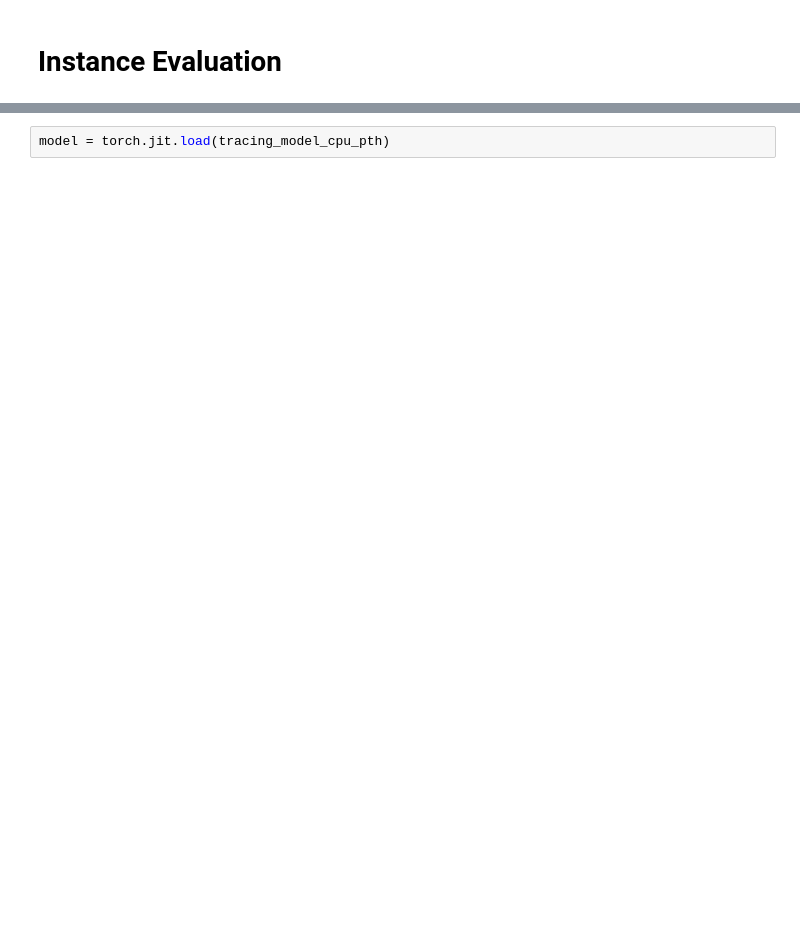
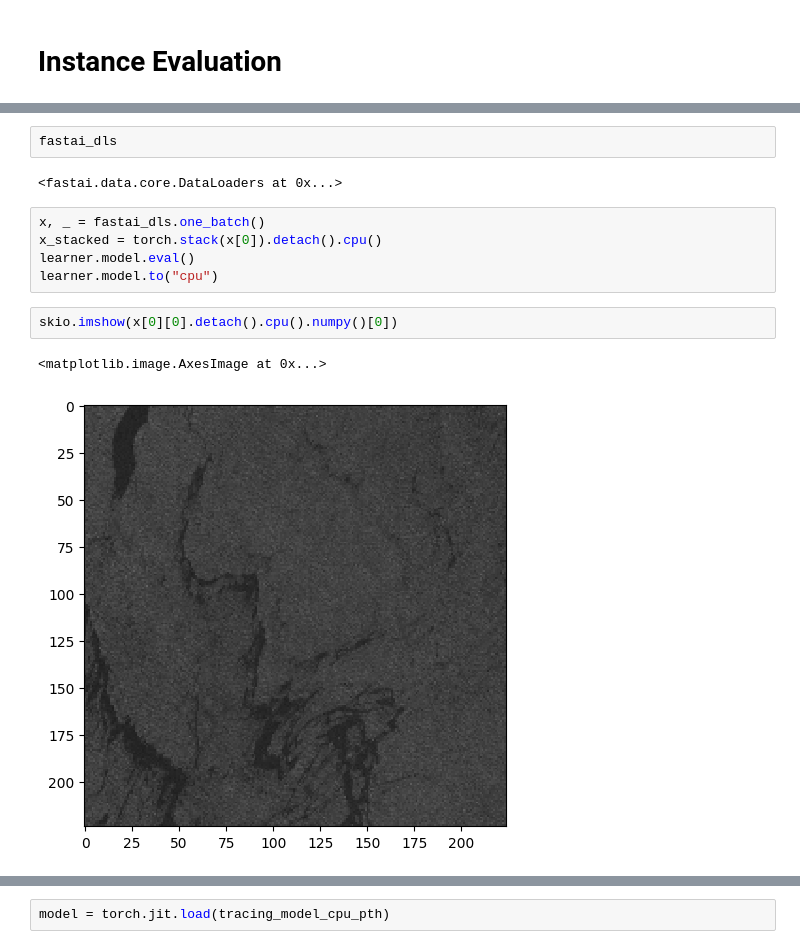
Before and after one commit to SkyTruth/cerulean-ml, a Jupyter notebook: notebooks/icevision_demo_cv2.ipynb, the cells around one changed output, grey strips where cells are left out. Saved outputs shown, nothing was run; the diff lists cells and outputs as text; blank space fills up the shorter version.

```diff
--- a/notebooks/icevision_demo_cv2.ipynb
+++ b/notebooks/icevision_demo_cv2.ipynb
@@ -209,0 +248,14 @@ Channels is 3 but plotting the VV only
+# %%
+fastai_dls
+# %% [output]
+<fastai.data.core.DataLoaders at 0x...>
+# %%
+x, _ = fastai_dls.one_batch()
+x_stacked = torch.stack(x[0]).detach().cpu()
+learner.model.eval()
+learner.model.to("cpu")
+# %%
+skio.imshow(x[0][0].detach().cpu().numpy()[0])
+# %% [output]
+<matplotlib.image.AxesImage at 0x...>
+[figure, added]
```
Also changed, not shown: parts of 31 cells of this notebook, 1 other file.
